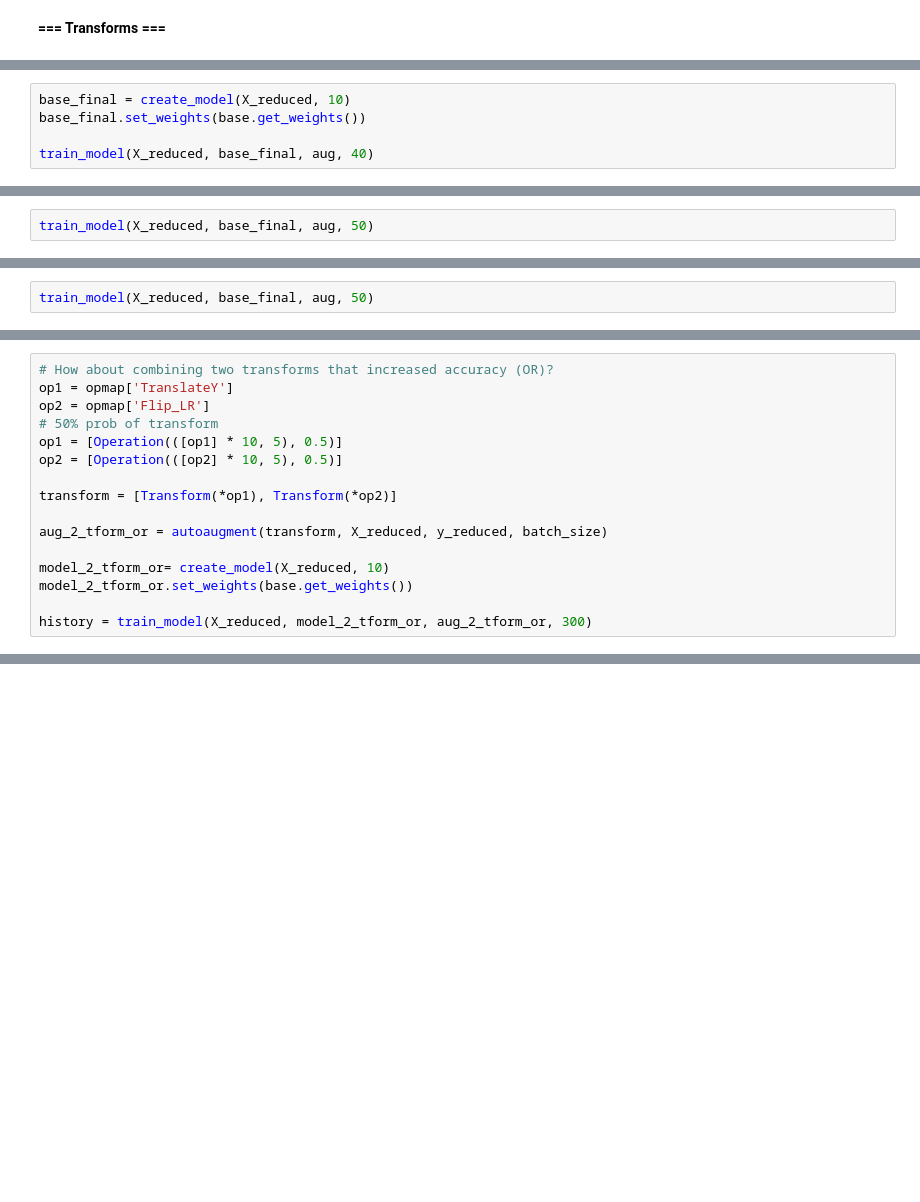
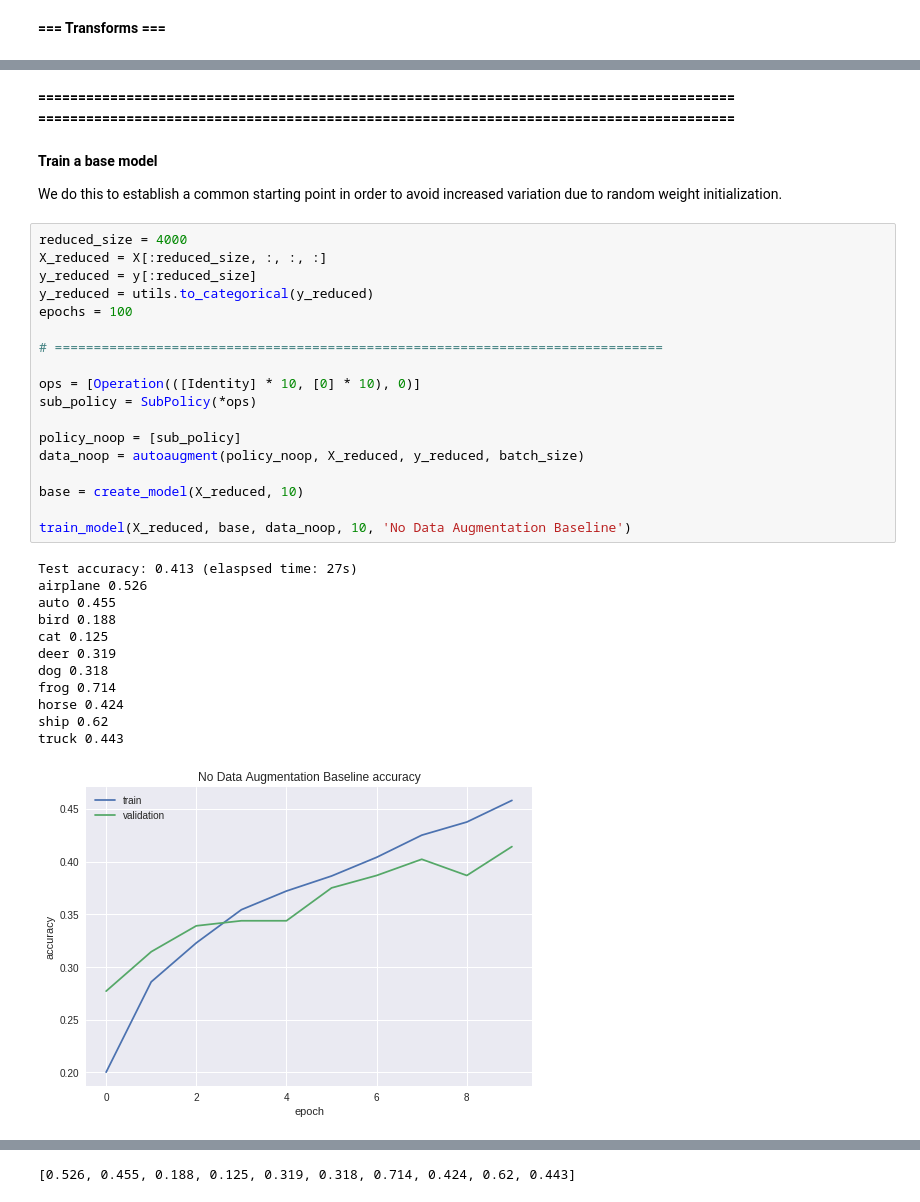
Before and after one commit to kylematoba/deeplearning-project, a Jupyter notebook: code/SimpleAnalysis.ipynb, the cells around one changed output, grey strips where cells are left out. Saved outputs shown, nothing was run; the diff lists cells and outputs as text; blank space fills up the shorter version.

```diff
--- a/code/SimpleAnalysis.ipynb
+++ b/code/SimpleAnalysis.ipynb
@@ -664,5 +110,0 @@ Finish training the baseline...
-# %%
-base_final = create_model(X_reduced, 10)
-base_final.set_weights(base.get_weights())
-
-train_model(X_reduced, base_final, aug, 40)
@@ -687,2 +110,0 @@ truck 0.415
-# %%
-train_model(X_reduced, base_final, aug, 50)
@@ -707,2 +110,0 @@ truck 0.501
-# %%
-train_model(X_reduced, base_final, aug, 50)
@@ -1049,16 +110,0 @@ truck 0.41
-# %%
-# How about combining two transforms that increased accuracy (OR)?
-op1 = opmap['TranslateY']
-op2 = opmap['Flip_LR']
-# 50% prob of transform
-op1 = [Operation(([op1] * 10, 5), 0.5)]
-op2 = [Operation(([op2] * 10, 5), 0.5)]
-
-transform = [Transform(*op1), Transform(*op2)]
-
-aug_2_tform_or = autoaugment(transform, X_reduced, y_reduced, batch_size)
-
-model_2_tform_or= create_model(X_reduced, 10)
-model_2_tform_or.set_weights(base.get_weights())
-
-history = train_model(X_reduced, model_2_tform_or, aug_2_tform_or, 300)
@@ -1082,0 +538,38 @@ truck 0.508
+# %% [markdown]
+**=======================================================================================**
+**=======================================================================================**
+# %% [markdown]
+**Train a base model**
+
+We do this to establish a common starting point in order to avoid increased variation due to random weight initialization.
+# %%
+reduced_size = 4000
+X_reduced = X[:reduced_size, :, :, :]
+y_reduced = y[:reduced_size]
+y_reduced = utils.to_categorical(y_reduced)
+epochs = 100
+
+# ==============================================================================
+
+ops = [Operation(([Identity] * 10, [0] * 10), 0)]
+sub_policy = SubPolicy(*ops)
+
+policy_noop = [sub_policy]
+data_noop = autoaugment(policy_noop, X_reduced, y_reduced, batch_size)
+
+base = create_model(X_reduced, 10)
+
+train_model(X_reduced, base, data_noop, 10, 'No Data Augmentation Baseline')
+# %% [output]
+Test accuracy: 0.413 (elaspsed time: 27s)
+airplane 0.526
+auto 0.455
+bird 0.188
+cat 0.125
+deer 0.319
+dog 0.318
+frog 0.714
+horse 0.424
+ship 0.62
+truck 0.443
+[figure, added]
@@ -1082,0 +577 @@ truck 0.508
+[0.526, 0.455, 0.188, 0.125, 0.319, 0.318, 0.714, 0.424, 0.62, 0.443]
```
Also changed, not shown: parts of 72 cells of this notebook, 1 other file.
